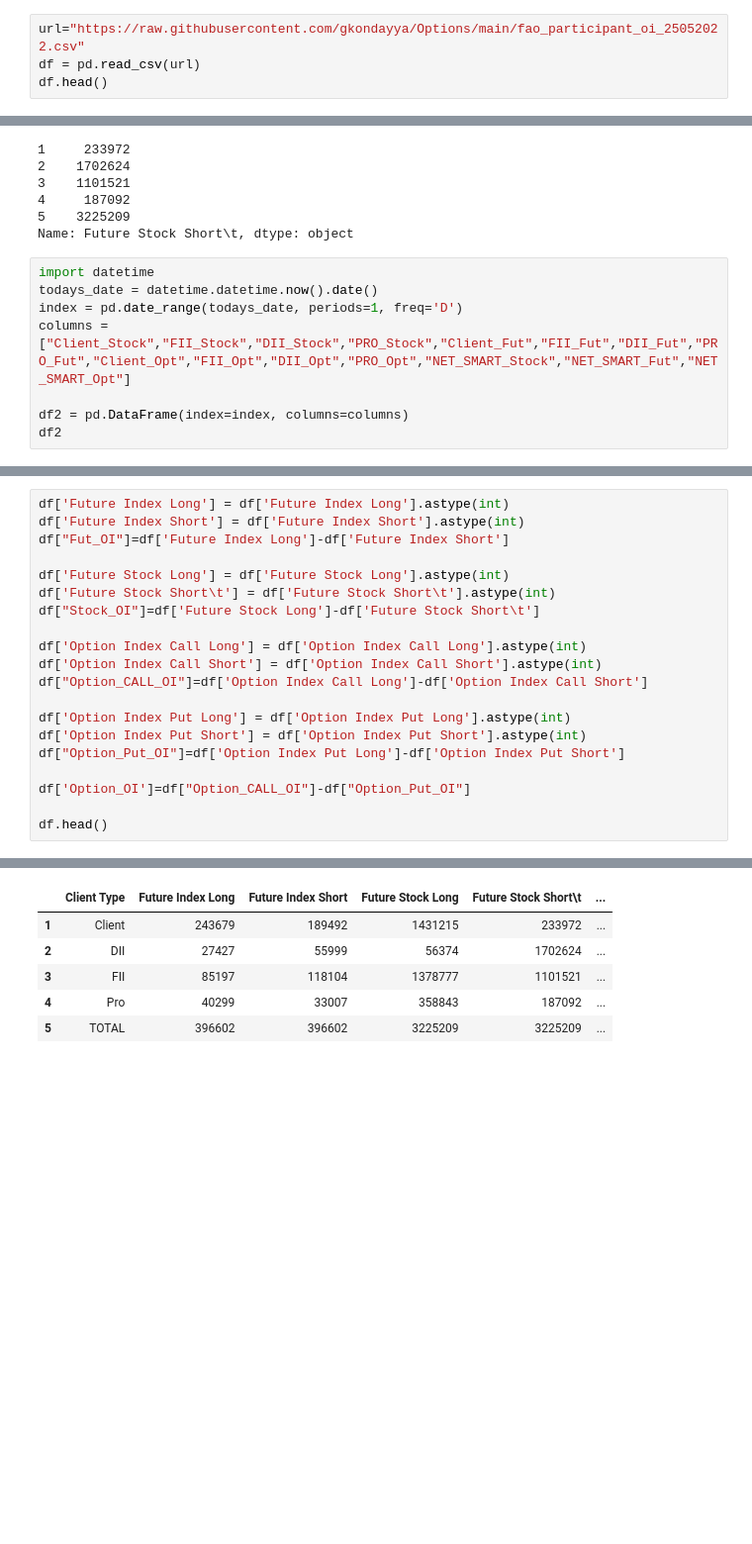
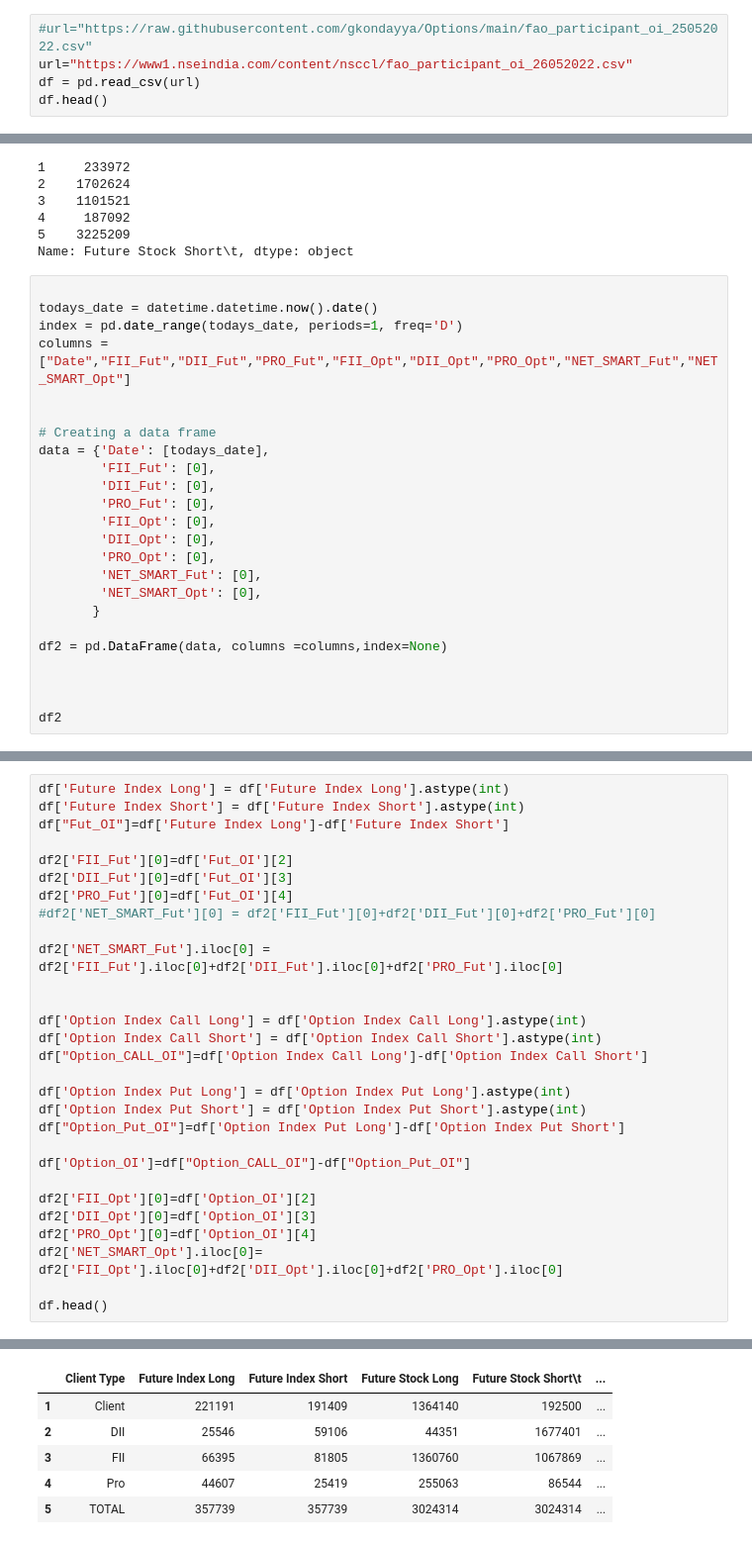
Before and after one commit to gkondayya/Options, a Jupyter notebook: BigPlayers.ipynb, the cells around one changed output, grey strips where cells are left out. Shown at 99% size. Saved outputs shown, nothing was run; the diff lists cells and outputs as text; blank space fills up the shorter version.

```diff
--- a/BigPlayers.ipynb
+++ b/BigPlayers.ipynb
@@ -5,5 +6,6 @@ import pandas as pd
 # %%
-url="https://raw.githubusercontent.com/gkondayya/Options/main/fao_participant_oi_25052022.csv"
+#url="https://raw.githubusercontent.com/gkondayya/Options/main/fao_participant_oi_25052022.csv"
+url="https://www1.nseindia.com/content/nsccl/fao_participant_oi_26052022.csv"
 df = pd.read_csv(url)
 df.head()
 # %% [output]
@@ -44,11 +46,27 @@ df['Future Stock Short\t']
 5    3225209
 Name: Future Stock Short\t, dtype: object
 # %%
-import datetime
+
 todays_date = datetime.datetime.now().date()
 index = pd.date_range(todays_date, periods=1, freq='D')
-columns = ["Client_Stock","FII_Stock","DII_Stock","PRO_Stock","Client_Fut","FII_Fut","DII_Fut","PRO_Fut","Client_Opt","FII_Opt","DII_Opt","PRO_Opt","NET_SMART_Stock","NET_SMART_Fut","NET_SMART_Opt"]
+columns = ["Date","FII_Fut","DII_Fut","PRO_Fut","FII_Opt","DII_Opt","PRO_Opt","NET_SMART_Fut","NET_SMART_Opt"]
 
-df2 = pd.DataFrame(index=index, columns=columns)
+
+# Creating a data frame
+data = {'Date': [todays_date],
+        'FII_Fut': [0],
+        'DII_Fut': [0],
+        'PRO_Fut': [0],
+        'FII_Opt': [0],
+        'DII_Opt': [0],
+        'PRO_Opt': [0],
+        'NET_SMART_Fut': [0],
+        'NET_SMART_Opt': [0],
+       }
+
+df2 = pd.DataFrame(data, columns =columns,index=None)
+
+
+
 df2
 # %% [output]
@@ -59,9 +77,13 @@ df['Future Index Long'] = df['Future Index Long'].astype(int)
 df['Future Index Short'] = df['Future Index Short'].astype(int)
 df["Fut_OI"]=df['Future Index Long']-df['Future Index Short']
 
-df['Future Stock Long'] = df['Future Stock Long'].astype(int)
-df['Future Stock Short\t'] = df['Future Stock Short\t'].astype(int)
-df["Stock_OI"]=df['Future Stock Long']-df['Future Stock Short\t']
+df2['FII_Fut'][0]=df['Fut_OI'][2]
+df2['DII_Fut'][0]=df['Fut_OI'][3]
+df2['PRO_Fut'][0]=df['Fut_OI'][4]
+#df2['NET_SMART_Fut'][0] = df2['FII_Fut'][0]+df2['DII_Fut'][0]+df2['PRO_Fut'][0]
+
+df2['NET_SMART_Fut'].iloc[0] = df2['FII_Fut'].iloc[0]+df2['DII_Fut'].iloc[0]+df2['PRO_Fut'].iloc[0]
+
 
 df['Option Index Call Long'] = df['Option Index Call Long'].astype(int)
 df['Option Index Call Short'] = df['Option Index Call Short'].astype(int)
@@ -73,5 +95,10 @@ df["Option_Put_OI"]=df['Option Index Put Long']-df['Option Index Put Short']
 
 df['Option_OI']=df["Option_CALL_OI"]-df["Option_Put_OI"]
 
+df2['FII_Opt'][0]=df['Option_OI'][2]
+df2['DII_Opt'][0]=df['Option_OI'][3]
+df2['PRO_Opt'][0]=df['Option_OI'][4]
+df2['NET_SMART_Opt'].iloc[0]= df2['FII_Opt'].iloc[0]+df2['DII_Opt'].iloc[0]+df2['PRO_Opt'].iloc[0]
+
 df.head()
 # %% [output]
@@ -78,6 +122,6 @@ df.head()
 |  | Client Type | Future Index Long | Future Index Short | Future Stock Long | Future Stock Short\t | ... |
-| 1 | Client | 243679 | 189492 | 1431215 | 233972 | ... |
-| 2 | DII | 27427 | 55999 | 56374 | 1702624 | ... |
-| 3 | FII | 85197 | 118104 | 1378777 | 1101521 | ... |
-| 4 | Pro | 40299 | 33007 | 358843 | 187092 | ... |
-| 5 | TOTAL | 396602 | 396602 | 3225209 | 3225209 | ... |
+| 1 | Client | 221191 | 191409 | 1364140 | 192500 | ... |
+| 2 | DII | 25546 | 59106 | 44351 | 1677401 | ... |
+| 3 | FII | 66395 | 81805 | 1360760 | 1067869 | ... |
+| 4 | Pro | 44607 | 25419 | 255063 | 86544 | ... |
+| 5 | TOTAL | 357739 | 357739 | 3024314 | 3024314 | ... |
```
Also changed, not shown: parts of 17 cells of this notebook.
